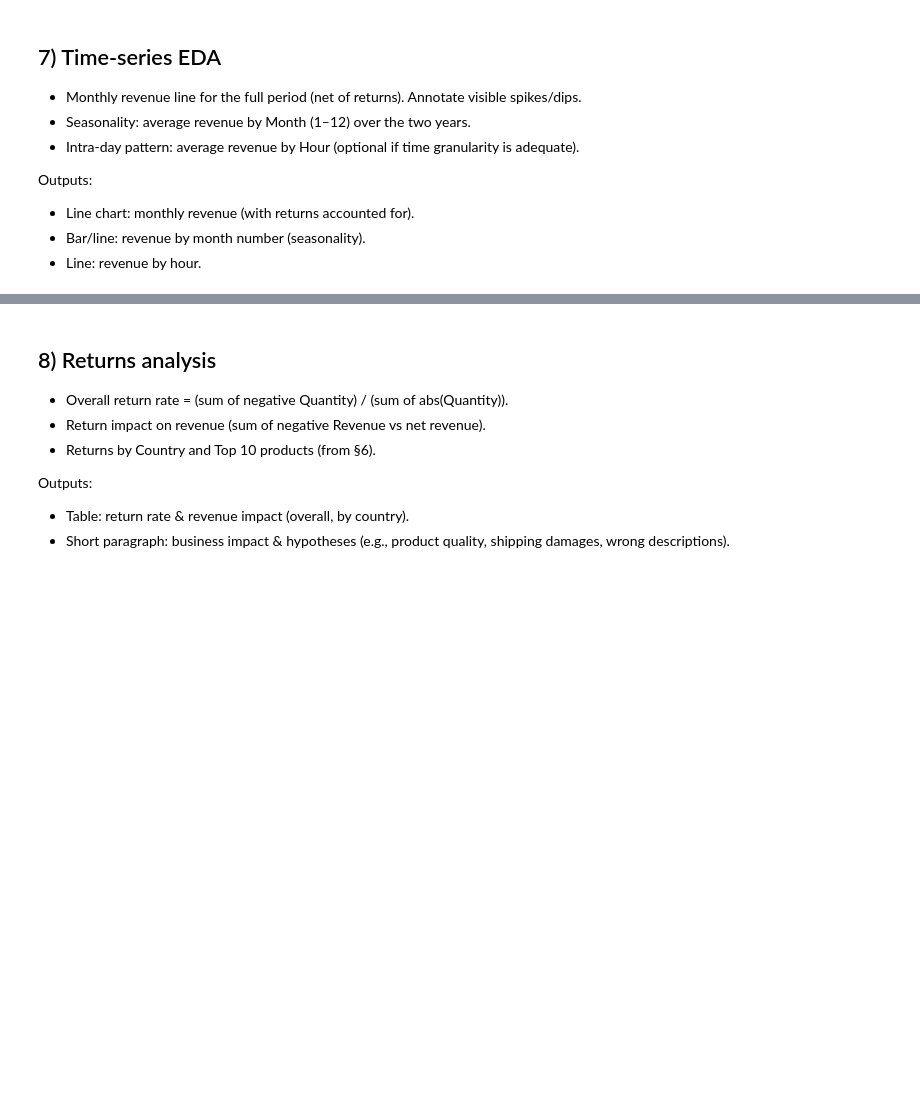
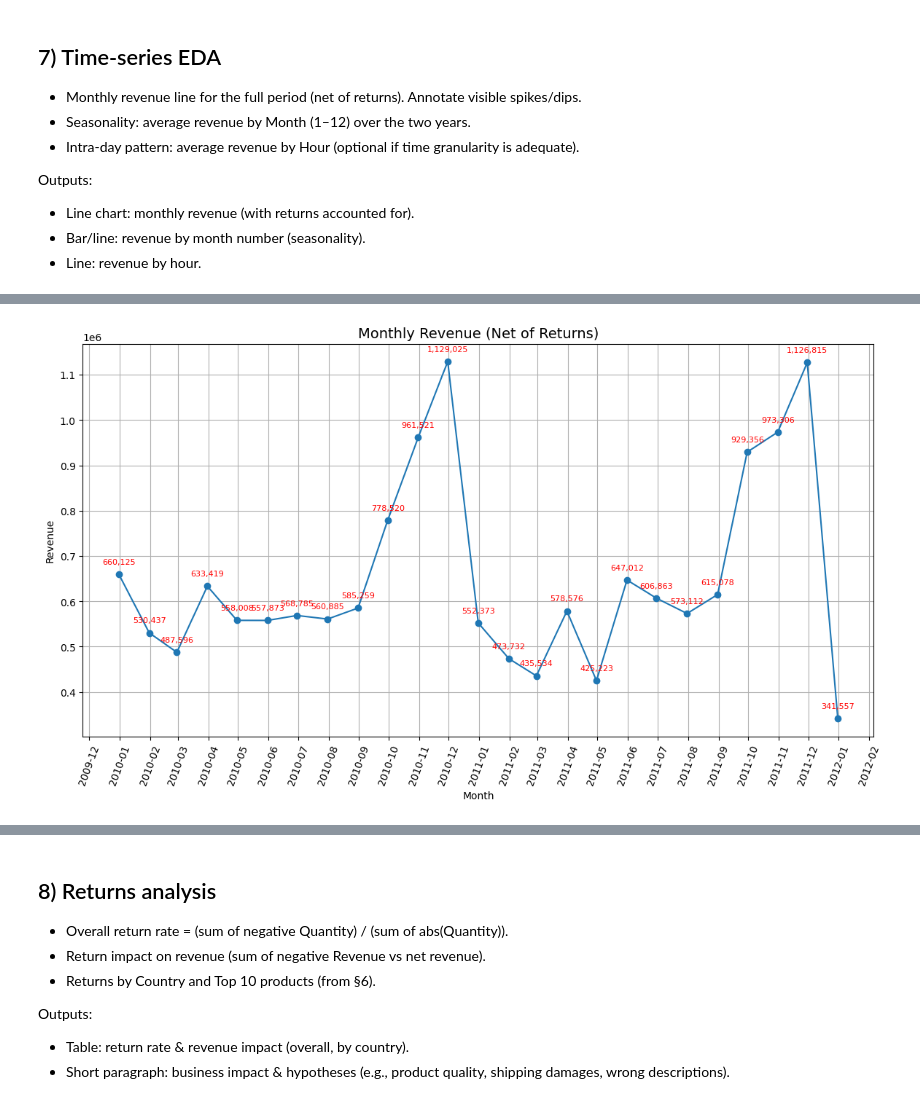
Before and after one commit to jjelleazarr/retail_eda_pair_Braga_Elleazar_Mateo_Suacito, a Jupyter notebook: notebooks/Retail-EDA.ipynb, the cells around one changed output, grey strips where cells are left out. Cells and saved outputs as stored; diff of their text form; code cells hidden in the pictures; blank space fills up the shorter version.

```diff
--- a/notebooks/Retail-EDA.ipynb
+++ b/notebooks/Retail-EDA.ipynb
@@ -501,0 +409,31 @@ plt.show()
+# %%
+import matplotlib.dates as mdates
+
+monthly_revenue = (
+    data.groupby(pd.Grouper(key='InvoiceDate', freq='M'))['Revenue']
+    .sum()
+    .reset_index()
+)
+
+plt.figure(figsize=(14,7))
+plt.plot(monthly_revenue['InvoiceDate'], monthly_revenue['Revenue'], marker='o')
+plt.title("Monthly Revenue (Net of Returns)", fontsize=14)
+plt.xlabel("Month")
+plt.ylabel("Revenue")
+plt.grid(True)
+
+plt.gca().xaxis.set_major_formatter(mdates.DateFormatter('%Y-%m'))
+plt.gca().xaxis.set_major_locator(mdates.MonthLocator(interval=1))
+plt.xticks(rotation=70)
+
+for i in monthly_revenue.itertuples():
+    plt.annotate(f"{i.Revenue:,.0f}",
+                 (i.InvoiceDate, i.Revenue),
+                 textcoords="offset points",
+                 xytext=(0,10),
+                 ha='center',
+                 fontsize=8,
+                 color="red")
+plt.show()
+# %% [output]
+[figure, added]
```
Also changed, not shown: parts of 6 cells of this notebook.
